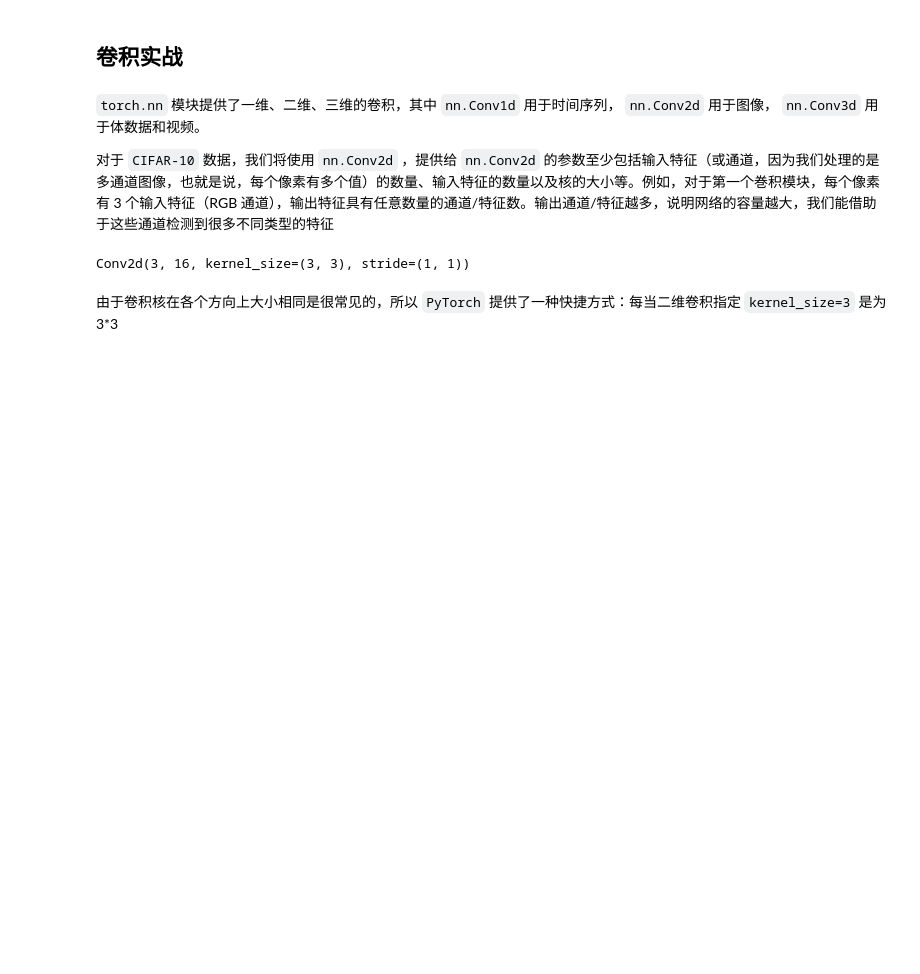
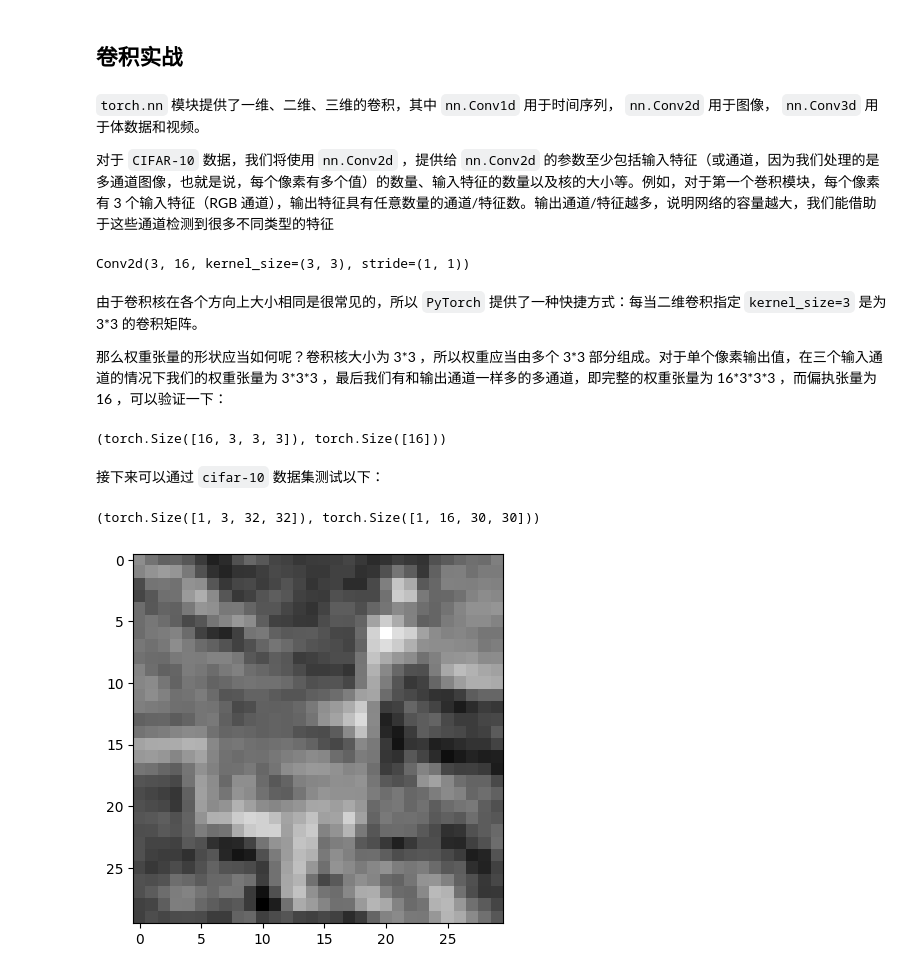
Before and after one commit to xiaowang7777/ai_study, a Jupyter notebook: step_8.ipynb, the cells around one changed output. Saved outputs shown, nothing was run; the diff lists cells and outputs as text; code cells hidden in the pictures; blank space fills up the shorter version.

```diff
--- a/step_8.ipynb
+++ b/step_8.ipynb
@@ -1,2 +1,35 @@
 # %% [markdown]
 # 卷积神经网络
+# %%
+from torchvision import datasets
+import torchvision.transforms as transforms
+
+data_path = "../data-unversioned/p1ch7/"
+cifar10 = datasets.CIFAR10(data_path, train=True, download=True)
+cifar10_val = datasets.CIFAR10(data_path, train=False, download=True)
+
+tensor_cifar10 = datasets.CIFAR10(data_path,
+                                  train=True,
+                                  download=False,
+                                  transform=transforms.ToTensor())
+tensor_cifar10_val = datasets.CIFAR10(data_path,
+                                      train=False,
+                                      download=False,
+                                      transform=transforms.ToTensor())
+
+transformed_cifar10 = datasets.CIFAR10(data_path,
+                                       train=True,
+                                       download=False,
+                                       transform=transforms.Compose([
+                                           transforms.ToTensor(),
+                                           transforms.Normalize(
+                                               (0.4914, 0.4822, 0.4465),
+                                               (0.2470, 0.2435, 0.2616))
+                                       ]))
+
+label_map = {0: 0, 2: 1}
+class_names = ['airplane', 'bird']
+cifar2 = [(img, label_map[label]) for img, label in transformed_cifar10
+          if label in [0, 2]]
+cifar2_val = [(img, label_map[label]) for img, label in tensor_cifar10_val
+              if label in [0, 2]]
@@ -62,4 +98,25 @@ conv
 # %% [output]
 Conv2d(3, 16, kernel_size=(3, 3), stride=(1, 1))
 # %% [markdown]
-由于卷积核在各个方向上大小相同是很常见的，所以 `PyTorch` 提供了一种快捷方式：每当二维卷积指定 `kernel_size=3` 是为 3\*3
+由于卷积核在各个方向上大小相同是很常见的，所以 `PyTorch` 提供了一种快捷方式：每当二维卷积指定 `kernel_size=3` 是为 3\*3 的卷积矩阵。
+
+那么权重张量的形状应当如何呢？卷积核大小为 3\*3 ，所以权重应当由多个 3\*3 部分组成。对于单个像素输出值，在三个输入通道的情况下我们的权重张量为 3\*3\*3 ，最后我们有和输出通道一样多的多通道，即完整的权重张量为 16\*3\*3\*3 ，而偏执张量为 16 ，可以验证一下：
+# %%
+conv.weight.shape, conv.bias.shape
+# %% [output]
+(torch.Size([16, 3, 3, 3]), torch.Size([16]))
+# %% [markdown]
+接下来可以通过 `cifar-10` 数据集测试以下：
+# %%
+from matplotlib import pyplot as plt
+
+img, _ = cifar2[0]
+output = conv(img.unsqueeze(0))
+img.unsqueeze(0).shape, output.shape
+# %% [output]
+(torch.Size([1, 3, 32, 32]), torch.Size([1, 16, 30, 30]))
+# %%
+plt.imshow(output[0, 0].detach(), cmap='gray')
+plt.show()
+# %% [output]
+[figure, added]
```
Also changed, not shown: parts of 14 cells of this notebook, 1 other file.
